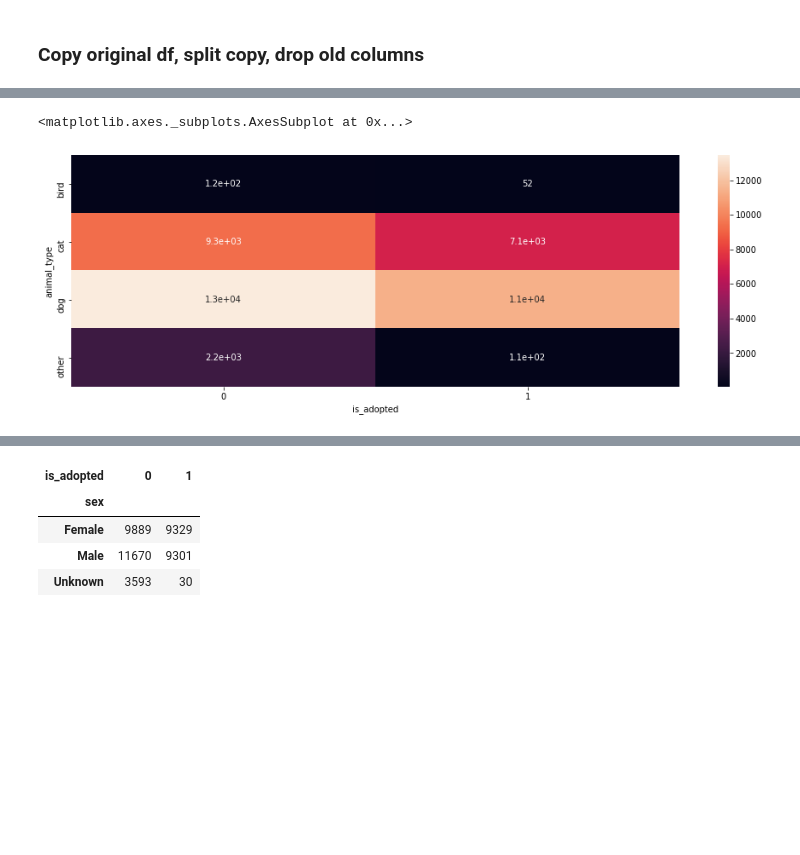
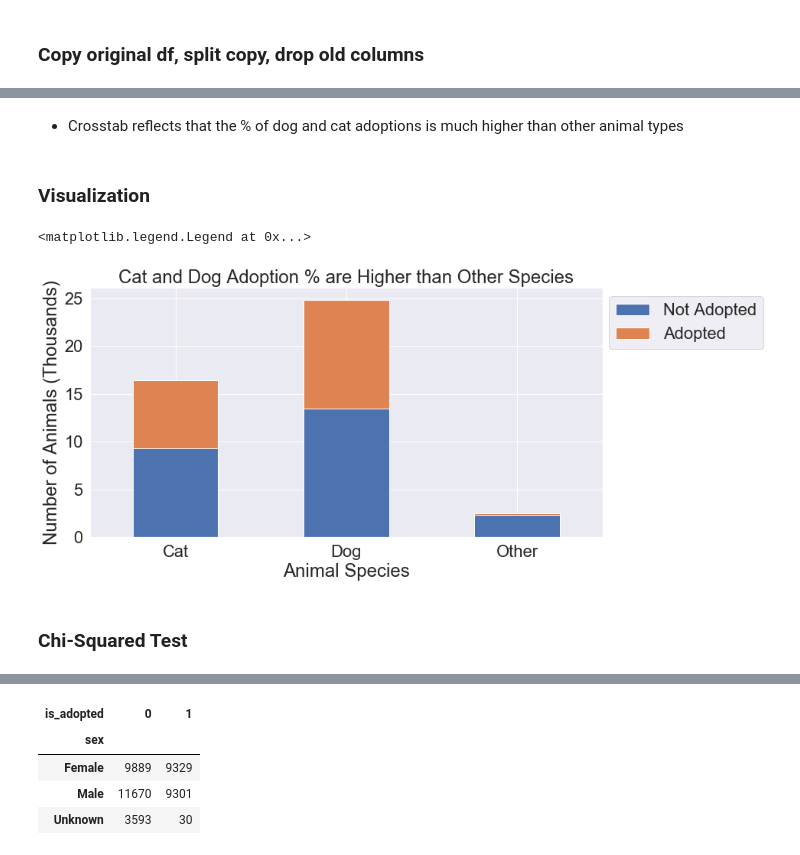
Before and after one commit to SamuelD-Data/aac_outcomes_project, a Jupyter notebook: aac_project_notebook.ipynb, the cells around one changed output, grey strips where cells are left out. Saved outputs shown, nothing was run; the diff lists cells and outputs as text; code cells hidden in the pictures; blank space fills up the shorter version.

```diff
--- a/aac_project_notebook.ipynb
+++ b/aac_project_notebook.ipynb
@@ -239,6 +233,25 @@ observed_atype
-# %%
-plt.figure(figsize = (16,5))
-sns.heatmap(observed_atype, annot=True)
-# %% [output]
-<matplotlib.axes._subplots.AxesSubplot at 0x...>
-[figure, removed]
+# %% [markdown]
+- Crosstab reflects that the % of dog and cat adoptions is much higher than other animal types
+# %% [markdown]
+### Visualization
+# %%
+# setting figure and text size
+sns.set(rc = {'figure.figsize':(12,6)})
+sns.set(font_scale = 2)
+# %%
+observed_atype.columns = ['Not Adopted', 'Adopted']
+observed_atype.index = ['Cat', 'Dog', 'Other']
+
+atype_plot = observed_atype / 1000
+
+atype_plot.plot.bar(stacked=True, rot=0)
+
+plt.ylabel('Number of Animals (Thousands)')
+plt.xlabel('Animal Species')
+plt.title('Cat and Dog Adoption % are Higher than Other Species')
+plt.legend(bbox_to_anchor=(1.33,1))
+# %% [output]
+<matplotlib.legend.Legend at 0x...>
+[figure, added]
+# %% [markdown]
+### Chi-Squared Test
```
Also changed, not shown: parts of 51 cells of this notebook.
